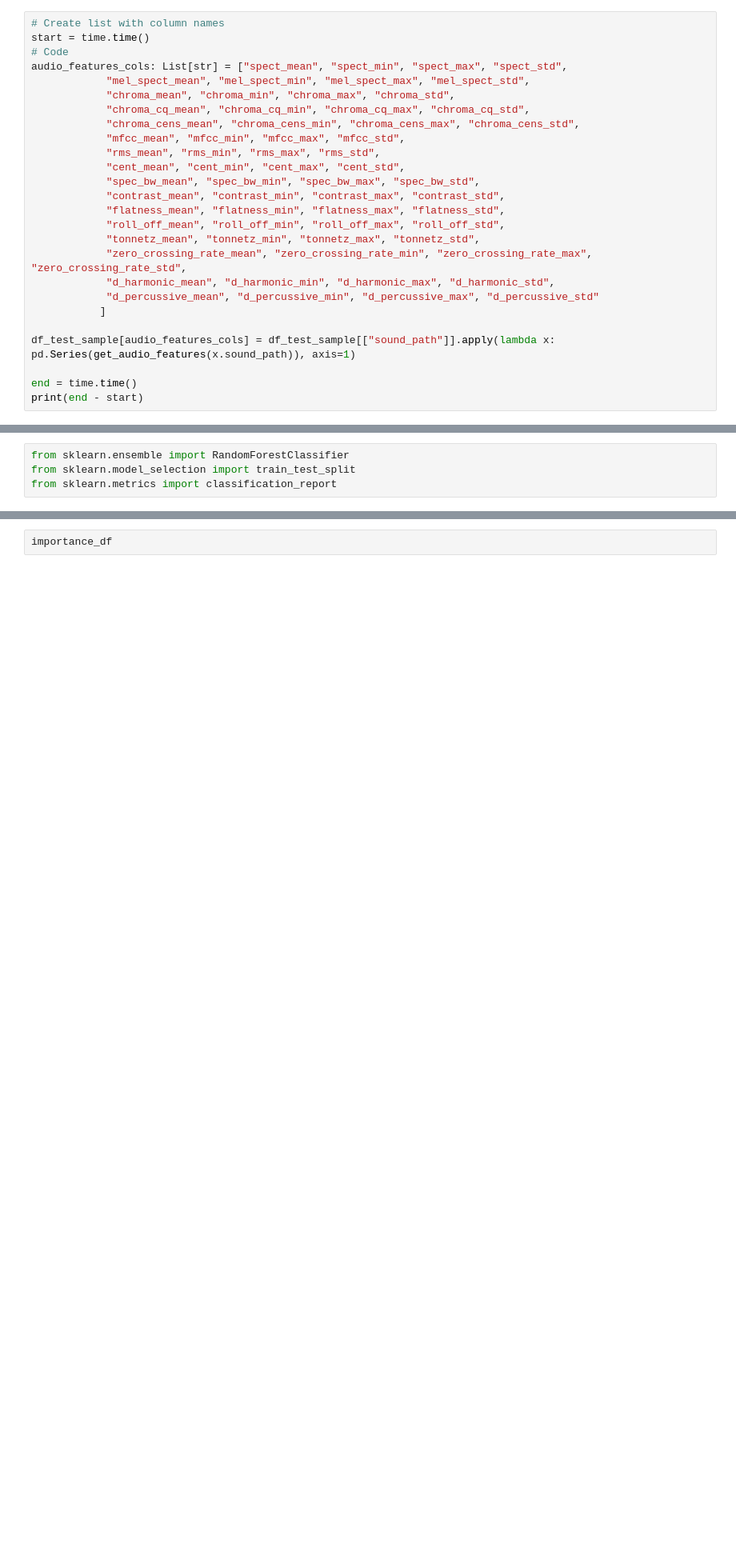
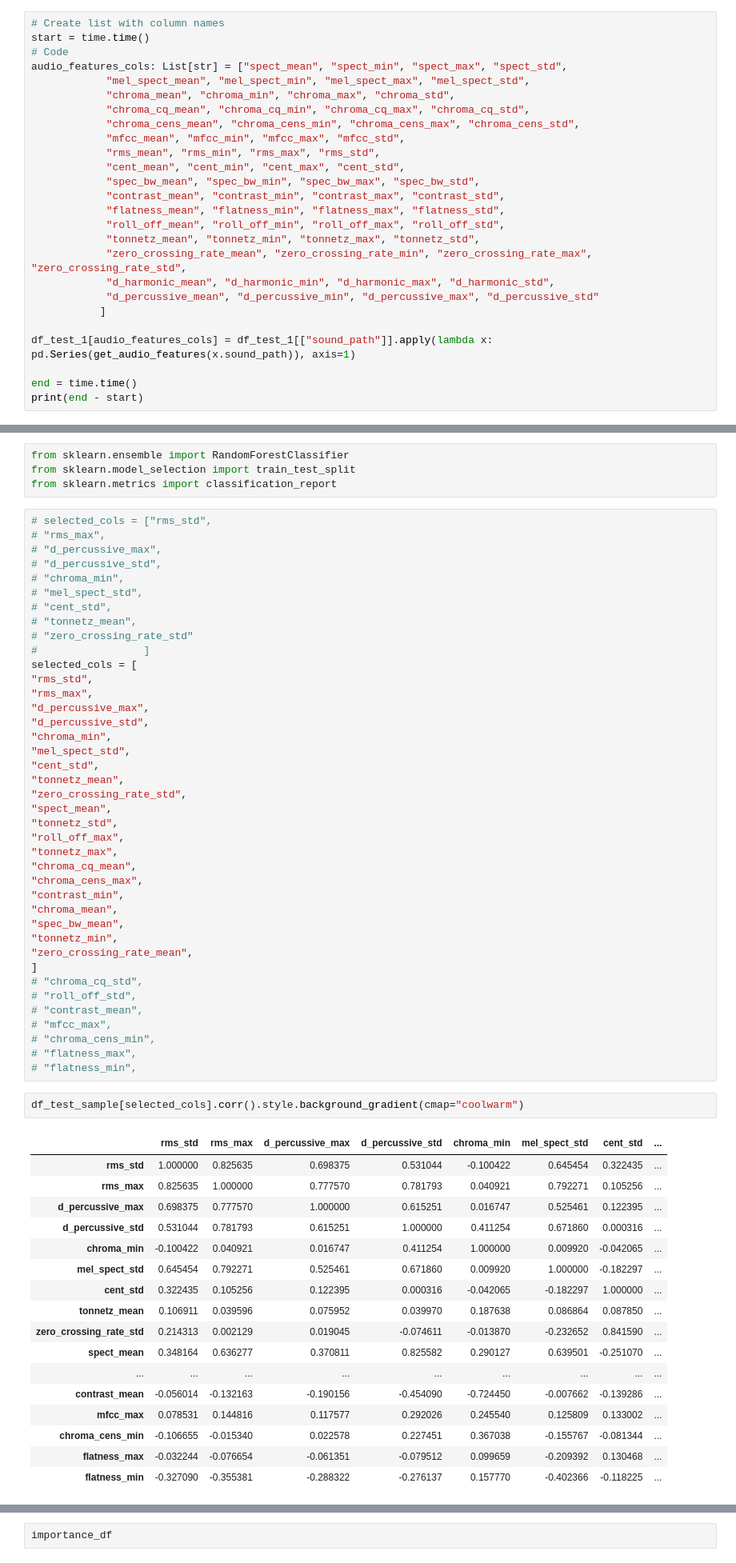
Before and after one commit to DerrickDDInAI/sound-anomaly-detection, a Jupyter notebook: core/extract_audio_features.ipynb, the cells around one changed output, grey strips where cells are left out. Shown: that part at 80% size. Saved outputs shown, nothing was run; the diff lists cells and outputs as text; blank space fills up the shorter version.

```diff
--- a/core/extract_audio_features.ipynb
+++ b/core/extract_audio_features.ipynb
@@ -297,7 +299,7 @@ audio_features_cols: List[str] = ["spect_mean", "spect_min", "spect_max", "spect
             "d_percussive_mean", "d_percussive_min", "d_percussive_max", "d_percussive_std"
            ]
 
-df_test_sample[audio_features_cols] = df_test_sample[["sound_path"]].apply(lambda x: pd.Series(get_audio_features(x.sound_path)), axis=1)
+df_test_1[audio_features_cols] = df_test_1[["sound_path"]].apply(lambda x: pd.Series(get_audio_features(x.sound_path)), axis=1)
 
 end = time.time()
 print(end - start)
@@ -348,3 +354,63 @@ df_test_sample.corr().style.background_gradient(cmap="coolwarm")
 from sklearn.ensemble import RandomForestClassifier
 from sklearn.model_selection import train_test_split
 from sklearn.metrics import classification_report
+# %%
+# selected_cols = ["rms_std",
+# "rms_max",
+# "d_percussive_max",
+# "d_percussive_std",
+# "chroma_min",
+# "mel_spect_std",
+# "cent_std",
+# "tonnetz_mean",
+# "zero_crossing_rate_std"
+#                 ]
+selected_cols = [
+"rms_std",
+"rms_max",
+"d_percussive_max",
+"d_percussive_std",
+"chroma_min",
+"mel_spect_std",
+"cent_std",
+"tonnetz_mean",
+"zero_crossing_rate_std",
+"spect_mean",
+"tonnetz_std",
+"roll_off_max",
+"tonnetz_max",
+"chroma_cq_mean",
+"chroma_cens_max",
+"contrast_min",
+"chroma_mean",
+"spec_bw_mean",
+"tonnetz_min",
+"zero_crossing_rate_mean",
+]
+# "chroma_cq_std",
+# "roll_off_std",
+# "contrast_mean",
+# "mfcc_max",
+# "chroma_cens_min",
+# "flatness_max",
+# "flatness_min",
+# %%
+df_test_sample[selected_cols].corr().style.background_gradient(cmap="coolwarm")
+# %% [output]
+|  | rms_std | rms_max | d_percussive_max | d_percussive_std | chroma_min | mel_spect_std | cent_std | ... |
+| rms_std | 1.000000 | 0.825635 | 0.698375 | 0.531044 | -0.100422 | 0.645454 | 0.322435 | ... |
+| rms_max | 0.825635 | 1.000000 | 0.777570 | 0.781793 | 0.040921 | 0.792271 | 0.105256 | ... |
+| d_percussive_max | 0.698375 | 0.777570 | 1.000000 | 0.615251 | 0.016747 | 0.525461 | 0.122395 | ... |
+| d_percussive_std | 0.531044 | 0.781793 | 0.615251 | 1.000000 | 0.411254 | 0.671860 | 0.000316 | ... |
+| chroma_min | -0.100422 | 0.040921 | 0.016747 | 0.411254 | 1.000000 | 0.009920 | -0.042065 | ... |
+| mel_spect_std | 0.645454 | 0.792271 | 0.525461 | 0.671860 | 0.009920 | 1.000000 | -0.182297 | ... |
+| cent_std | 0.322435 | 0.105256 | 0.122395 | 0.000316 | -0.042065 | -0.182297 | 1.000000 | ... |
+| tonnetz_mean | 0.106911 | 0.039596 | 0.075952 | 0.039970 | 0.187638 | 0.086864 | 0.087850 | ... |
+| zero_crossing_rate_std | 0.214313 | 0.002129 | 0.019045 | -0.074611 | -0.013870 | -0.232652 | 0.841590 | ... |
+| spect_mean | 0.348164 | 0.636277 | 0.370811 | 0.825582 | 0.290127 | 0.639501 | -0.251070 | ... |
+| ... | ... | ... | ... | ... | ... | ... | ... | ... |
+| contrast_mean | -0.056014 | -0.132163 | -0.190156 | -0.454090 | -0.724450 | -0.007662 | -0.139286 | ... |
+| mfcc_max | 0.078531 | 0.144816 | 0.117577 | 0.292026 | 0.245540 | 0.125809 | 0.133002 | ... |
+| chroma_cens_min | -0.106655 | -0.015340 | 0.022578 | 0.227451 | 0.367038 | -0.155767 | -0.081344 | ... |
+| flatness_max | -0.032244 | -0.076654 | -0.061351 | -0.079512 | 0.099659 | -0.209392 | 0.130468 | ... |
+| flatness_min | -0.327090 | -0.355381 | -0.288322 | -0.276137 | 0.157770 | -0.402366 | -0.118225 | ... |
```
Also changed, not shown: parts of 17 cells of this notebook, 3 other files.
